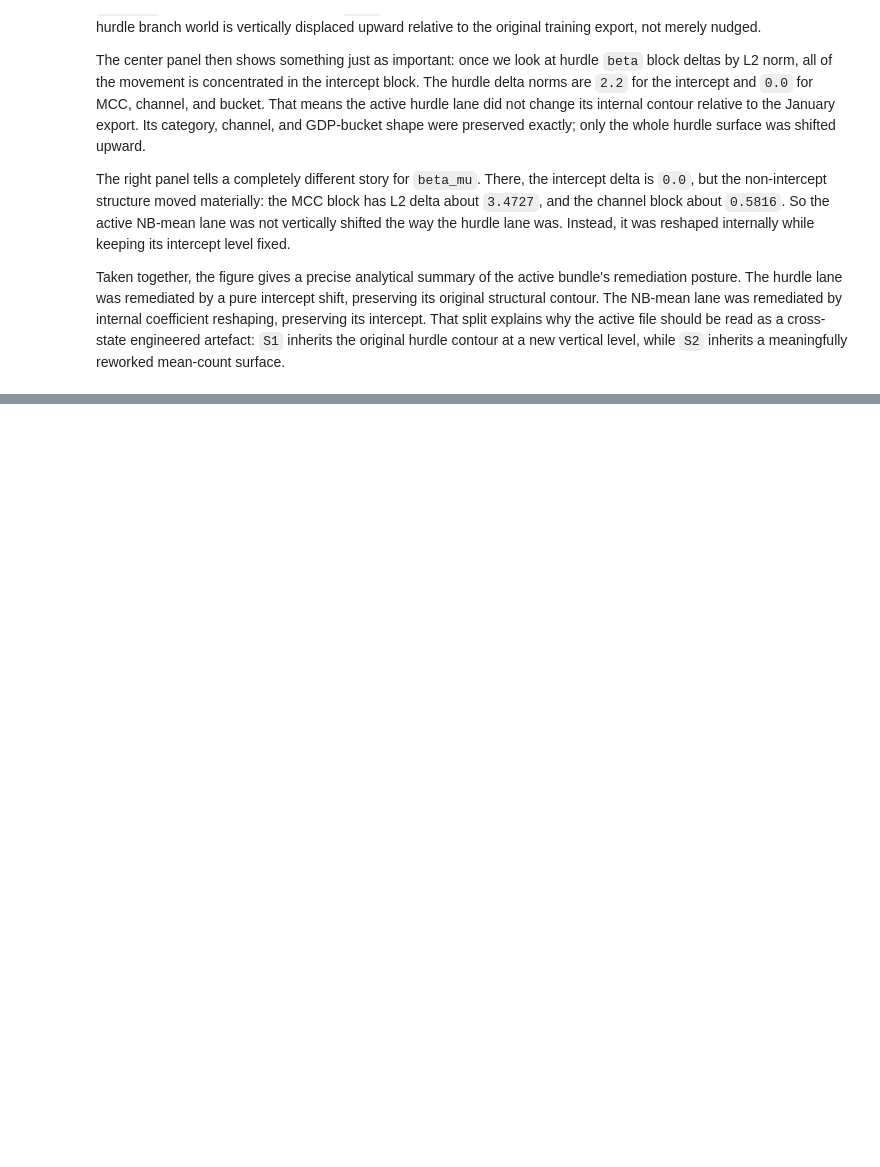
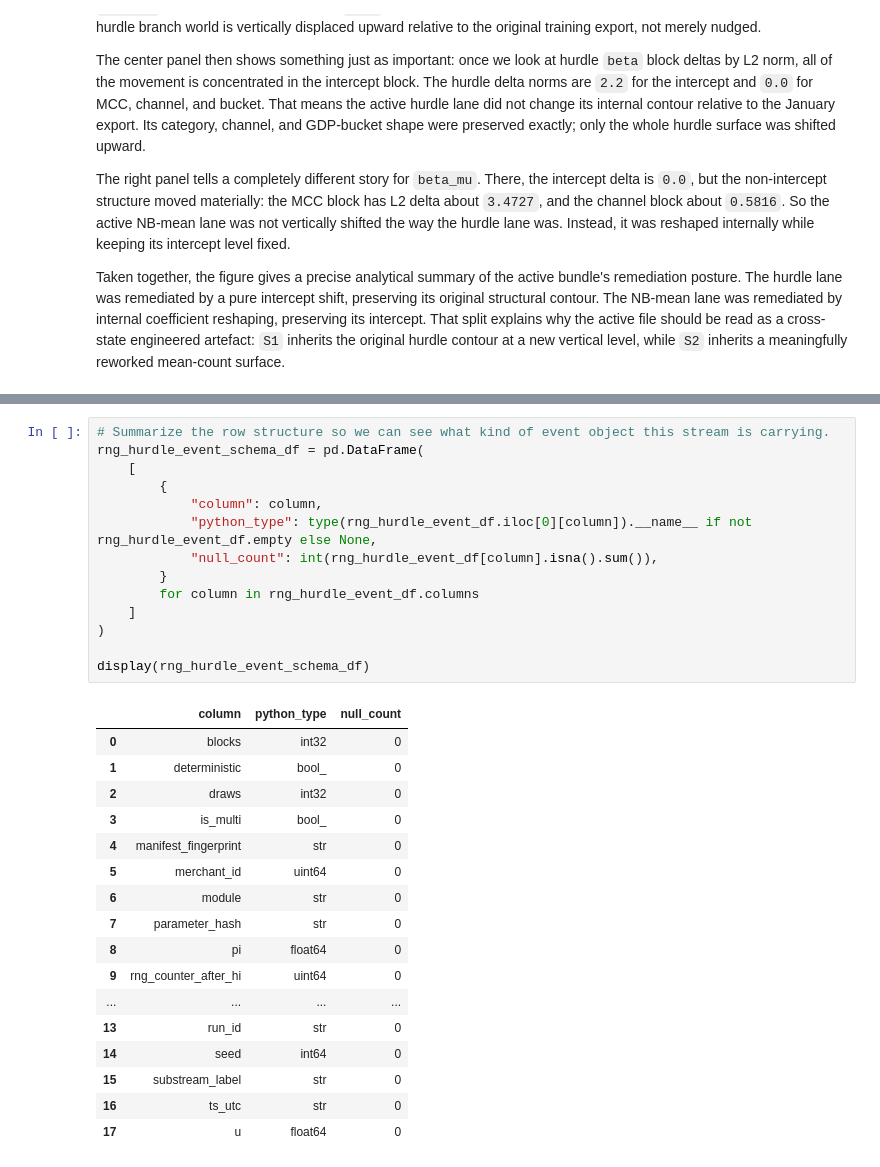
Before and after one commit to EsosaOrumwese/fraud-detection-system, a Jupyter notebook: analysis/dev_full_offline_investigation/00_investigation/notebooks/00_understanding_governed_data_world_p1.ipynb, the cells around one changed output, grey strips where cells are left out. Drawn from its saved outputs; the diff is of its cells as text; blank space fills up the shorter version.

```diff
--- a/analysis/dev_full_offline_investigation/00_investigation/notebooks/00_understanding_governed_data_world_p1.ipynb
+++ b/analysis/dev_full_offline_investigation/00_investigation/notebooks/00_understanding_governed_data_world_p1.ipynb
@@ -3499,0 +3594,32 @@ Taken together, the figure gives a precise analytical summary of the active bund
+# %%
+# Summarize the row structure so we can see what kind of event object this stream is carrying.
+rng_hurdle_event_schema_df = pd.DataFrame(
+    [
+        {
+            "column": column,
+            "python_type": type(rng_hurdle_event_df.iloc[0][column]).__name__ if not rng_hurdle_event_df.empty else None,
+            "null_count": int(rng_hurdle_event_df[column].isna().sum()),
+        }
+        for column in rng_hurdle_event_df.columns
+    ]
+)
+
+display(rng_hurdle_event_schema_df)
+# %% [output]
+|  | column | python_type | null_count |
+| 0 | blocks | int32 | 0 |
+| 1 | deterministic | bool_ | 0 |
+| 2 | draws | int32 | 0 |
+| 3 | is_multi | bool_ | 0 |
+| 4 | manifest_fingerprint | str | 0 |
+| 5 | merchant_id | uint64 | 0 |
+| 6 | module | str | 0 |
+| 7 | parameter_hash | str | 0 |
+| 8 | pi | float64 | 0 |
+| 9 | rng_counter_after_hi | uint64 | 0 |
+| ... | ... | ... | ... |
+| 13 | run_id | str | 0 |
+| 14 | seed | int64 | 0 |
+| 15 | substream_label | str | 0 |
+| 16 | ts_utc | str | 0 |
+| 17 | u | float64 | 0 |
```
Also changed, not shown: parts of 51 cells of this notebook.
